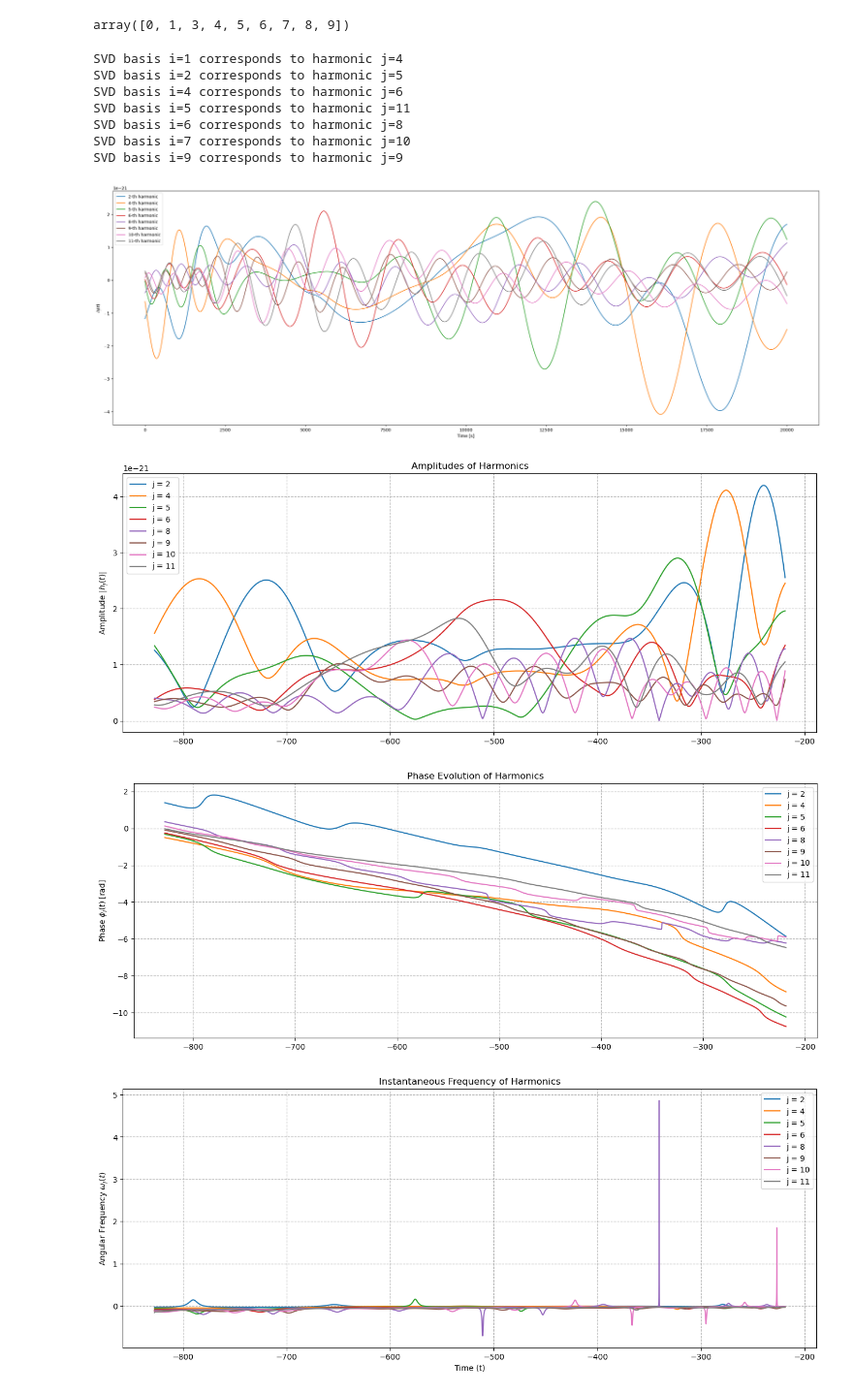
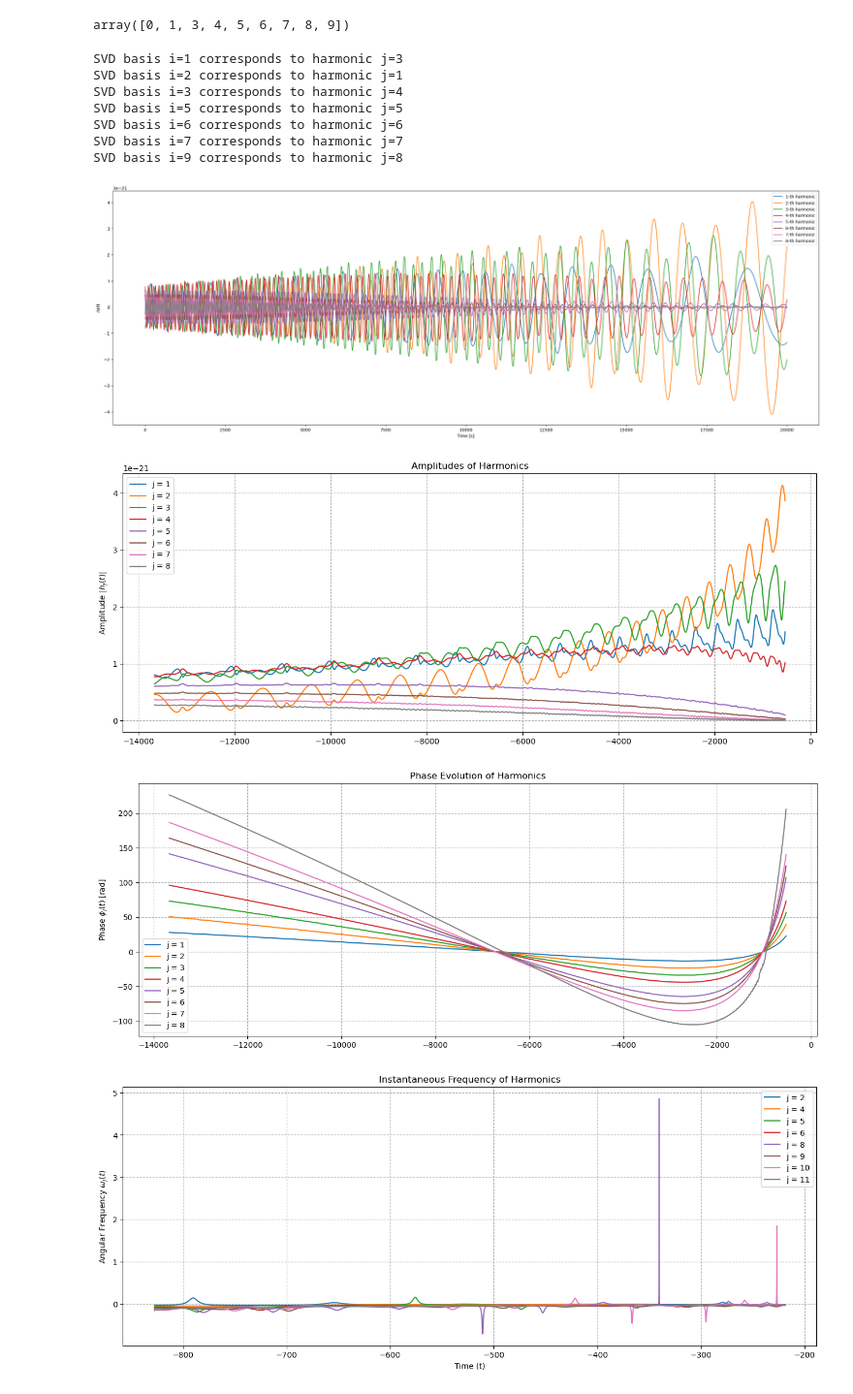
Before and after one commit to AfrozSaqlain/GWSurrogate, a Jupyter notebook: notebooks/esigma_eccentric_harmonics_within_ISCO_sarathi.ipynb, the cells around one changed output. Shown at 97% size. Drawn from its saved outputs; the diff is of its cells as text; code cells hidden in the pictures.

```diff
--- a/notebooks/esigma_eccentric_harmonics_within_ISCO_sarathi.ipynb
+++ b/notebooks/esigma_eccentric_harmonics_within_ISCO_sarathi.ipynb
@@ -549,7 +557,7 @@ modes_to_use = [(2,2)]
 
 distance = 400.
 
-f_low = 20.
+f_low = 10.
 delta_t = 1/2**16
 # %%
 orb_vars, ref_mode = esigmapy.get_inspiral_esigma_modes(mass1=m1,
@@ -667,13 +675,13 @@ for i in range(1, num_bases_to_check):
 
 sorted_harmonics = dict(sorted(eccentric_harmonics.items()))
 # %% [output]
-SVD basis i=1 corresponds to harmonic j=4
-SVD basis i=2 corresponds to harmonic j=5
-SVD basis i=4 corresponds to harmonic j=6
-SVD basis i=5 corresponds to harmonic j=11
-SVD basis i=6 corresponds to harmonic j=8
-SVD basis i=7 corresponds to harmonic j=10
-SVD basis i=9 corresponds to harmonic j=9
+SVD basis i=1 corresponds to harmonic j=3
+SVD basis i=2 corresponds to harmonic j=1
+SVD basis i=3 corresponds to harmonic j=4
+SVD basis i=5 corresponds to harmonic j=5
+SVD basis i=6 corresponds to harmonic j=6
+SVD basis i=7 corresponds to harmonic j=7
+SVD basis i=9 corresponds to harmonic j=8
 # %%
 plt.figure(figsize=(30, 10))
 
@@ -684,7 +692,7 @@ plt.xlabel('Time [s]')
 plt.legend()
 plt.show()
 # %% [output]
-[figure, old version]
+[figure, new version]
 # %%
 plt.figure(figsize=(16, 6))
 for j_index, waveform in sorted_harmonics.items():
@@ -695,18 +703,18 @@ plt.title('Amplitudes of Harmonics')
 plt.legend()
 plt.grid(True, which="both", ls="--")
 # %% [output]
-[figure, old version]
+[figure, new version]
 # %%
 plt.figure(figsize=(16, 6))
 for j_index, waveform in sorted_harmonics.items():
     phase = np.unwrap(np.angle(waveform))
-    plt.plot(t_val, 1 / j_index * phase, label=f'j = {j_index}')
+    plt.plot(t_val, detrend(phase), label=f'j = {j_index}')
 plt.ylabel('Phase $\phi_j(t)$ [rad]')
 plt.title('Phase Evolution of Harmonics')
 plt.legend()
 plt.grid(True, which="both", ls="--")
 # %% [output]
-[figure, old version]
+[figure, new version]
 # %%
 plt.figure(figsize=(16, 6))
 for j_index, waveform in sorted_harmonics.items():
```
Also changed, not shown: parts of 7 cells of this notebook.
